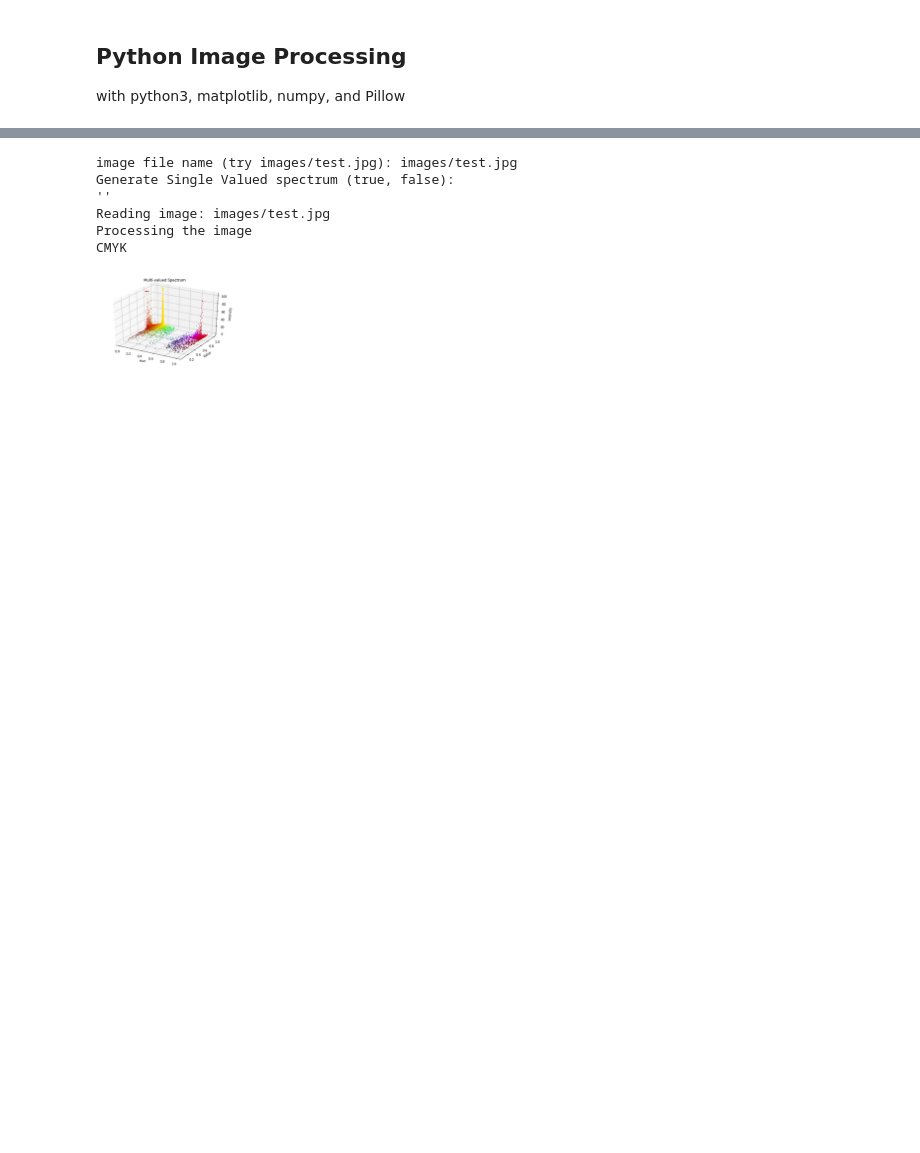
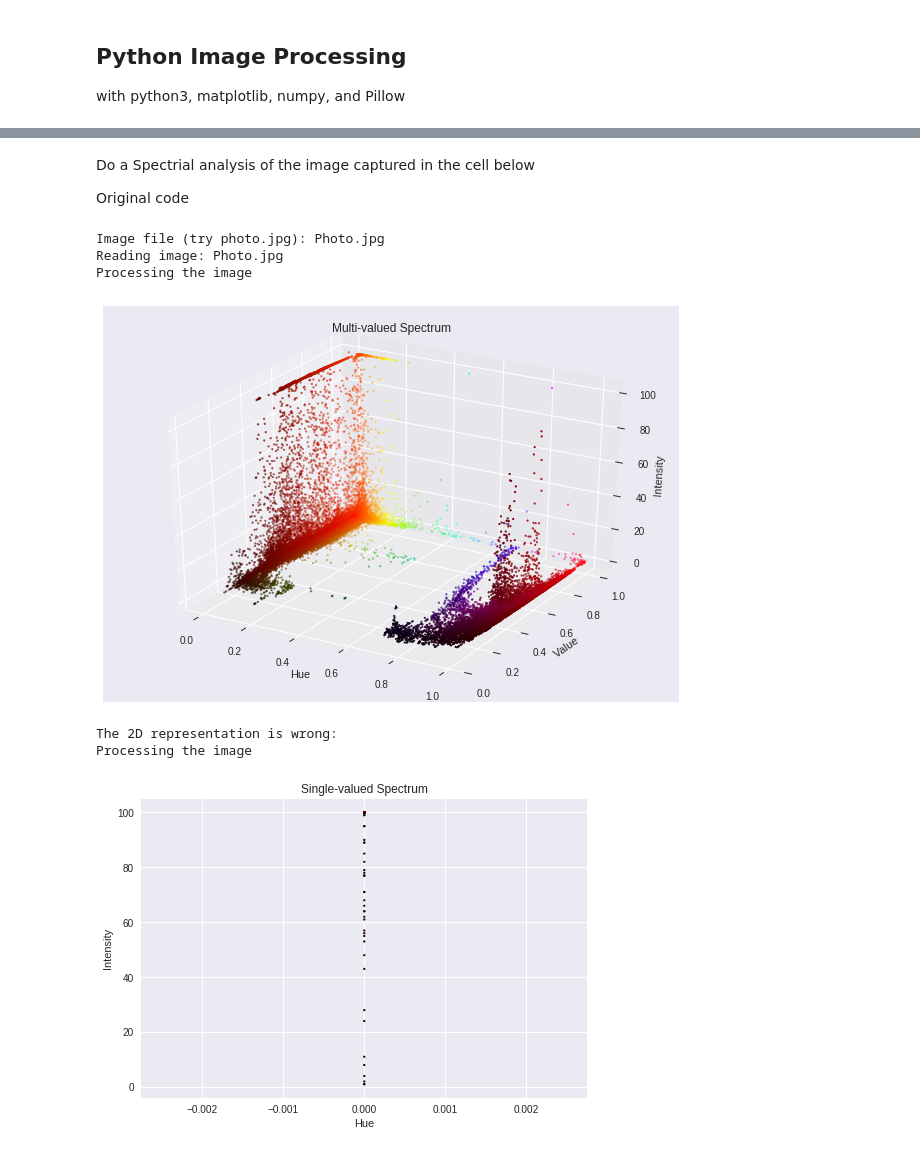
Before and after one commit to spopp/image-transform, a Jupyter notebook: Spectrum.ipynb, the cells around one changed output, grey strips where cells are left out. Drawn from its saved outputs; the diff is of its cells as text; code cells hidden in the pictures; blank space fills up the shorter version.

```diff
--- a/Spectrum.ipynb
+++ b/Spectrum.ipynb
@@ -26,12 +84,18 @@ Image file from images/test.jpg
+# %% [markdown]
+Do a Spectrial analysis of the image captured in the cell below
+
+Original code
 # %%
 import argparse
 import colorsys
 
 import numpy as np
 import matplotlib.pyplot as plt
+import ipywidgets as wdg  # Using the ipython notebook widgets
 
 from mpl_toolkits.mplot3d.axes3d import Axes3D
 from PIL import Image
+
 
 
 def rgb_spectrum(img, outfile=None, mono=False):
@@ -50,7 +114,6 @@ def rgb_spectrum(img, outfile=None, mono=False):
     if isinstance(img, Image.Image):
         # (2) Construct a blank matrix representing the pixels in the image
         print('Processing the image')
-        print(img.mode)
         xs, ys = img.size
         max_intensity = 100
         hues = {}
@@ -112,46 +175,50 @@ def rgb_spectrum(img, outfile=None, mono=False):
             ax.set_zlabel('Intensity')
             ax.set_title('Multi-valued Spectrum')
         else:
-            ax.scatter(v_, i, s=5, c=colours, lw=0)
-            ax.set_xlabel('Value')
+            ax.scatter(h_, i, s=5, c=colours, lw=0)
+            ax.set_xlabel('Hue')
             ax.set_ylabel('Intensity')
             ax.set_title('Single-valued Spectrum')
 
         if outfile is not None:
             print('Saving spectral image to {}'.format(outfile))
             fig.savefig(fname=outfile, pad_inches=0.5)
 
         return plt
 
 
 def get_bool(prompt, default=False):
     """Get a true or false answer from the user"""
     while True:
         try:
             return {"true":True,"false":False}[input(prompt).lower()]
         except KeyError as ex:
             print(ex)
             return default
 
 
 def main():
 
-    filename = input('image file name (try images/test.jpg): ')
-    mono = get_bool('Generate Single Valued spectrum (true, false): ')
+    filename = input('Image file (try photo.jpg): ')
+    # mono = get_bool('Get a 2D image (default False)?')
 
     print('Reading image: {}'.format(filename))
     image_file = Image.open(filename)
 
-    plot = rgb_spectrum(image_file, mono=mono)
+    plot = rgb_spectrum(image_file, mono=False)
+    plot.show()
 
-    plot.show()
+    print('The 2D representation is wrong:')
+    plot2 = rgb_spectrum(image_file, mono=True)
+    plot2.show()
+
+
+main()
+# %% [output]
+Image file (try photo.jpg): Photo.jpg
+Reading image: Photo.jpg
+Processing the image
+[figure, added]
+The 2D representation is wrong:
+Processing the image
+[figure, added]
-# %%
-main()
-# %% [output]
-image file name (try images/test.jpg): images/test.jpg
-Generate Single Valued spectrum (true, false):
-''
-Reading image: images/test.jpg
-Processing the image
-CMYK
-[figure, removed]
```
Also changed, not shown: parts of 5 cells of this notebook.
